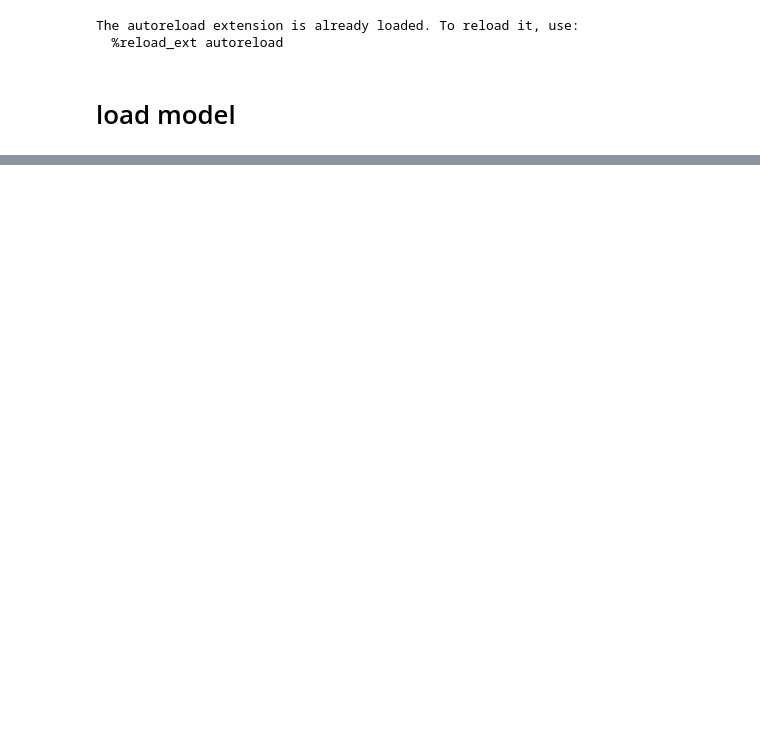
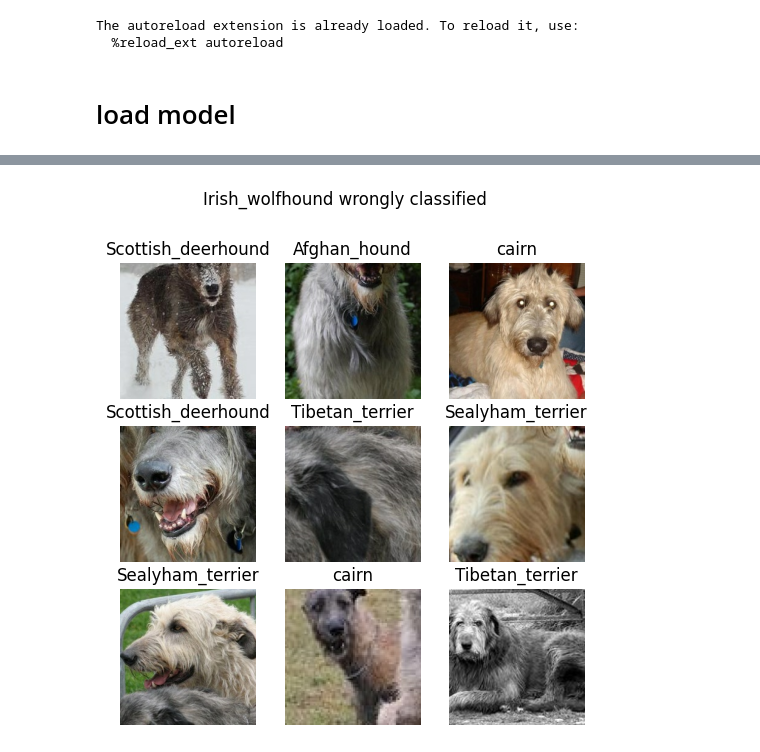
Before and after one commit to CYaiche/dog_breed_classification, a Jupyter notebook: nn_evaluation.ipynb, the cells around one changed output, grey strips where cells are left out. Cells and saved outputs as stored; diff of their text form; code cells hidden in the pictures; blank space fills up the shorter version.

```diff
--- a/nn_evaluation.ipynb
+++ b/nn_evaluation.ipynb
@@ -44,3 +50,5 @@ input_shape
+# %%
+label_name30 = [ name_folder.split("-")[1] for name_folder in label30]
 # %%
 test_dir = os.path.join(data_dir,"images_subset","test")
 
@@ -66,0 +131,25 @@ Accuracy on test dataset: 1.0
+# %%
+def get_wrong_label_imgs(label_idx) :
+
+    nb = len(label_set)
+
+    fp_predictions  = []
+    to_be_displayed = []
+    for i in range(nb) :
+        breedidx = np.argmax(label_set[i].numpy(), axis=1)[0]
+        if breedidx == label_idx :
+
+            predicted = np.argmax(loaded_model.predict(img_set[i], verbose=0), axis=1)[0]
+            if predicted != label_idx :
+                to_be_displayed.append(img_set[i][0].numpy().astype("uint8"))
+                fp_predictions.append(predicted)
+
+    return to_be_displayed, fp_predictions
+# %%
+def display_9_fp(id) :
+    to_be_displayed, fp_predictions = get_wrong_label_imgs(id)
+    display_images(to_be_displayed,3,3,from_path=False, main_title=f"{label_name30[id]} wrongly classified", titles = [label_name30[k] for k in fp_predictions])
+# %%
+display_9_fp(7)
+# %% [output]
+[figure, added]
```
Also changed, not shown: parts of 37 cells of this notebook.
